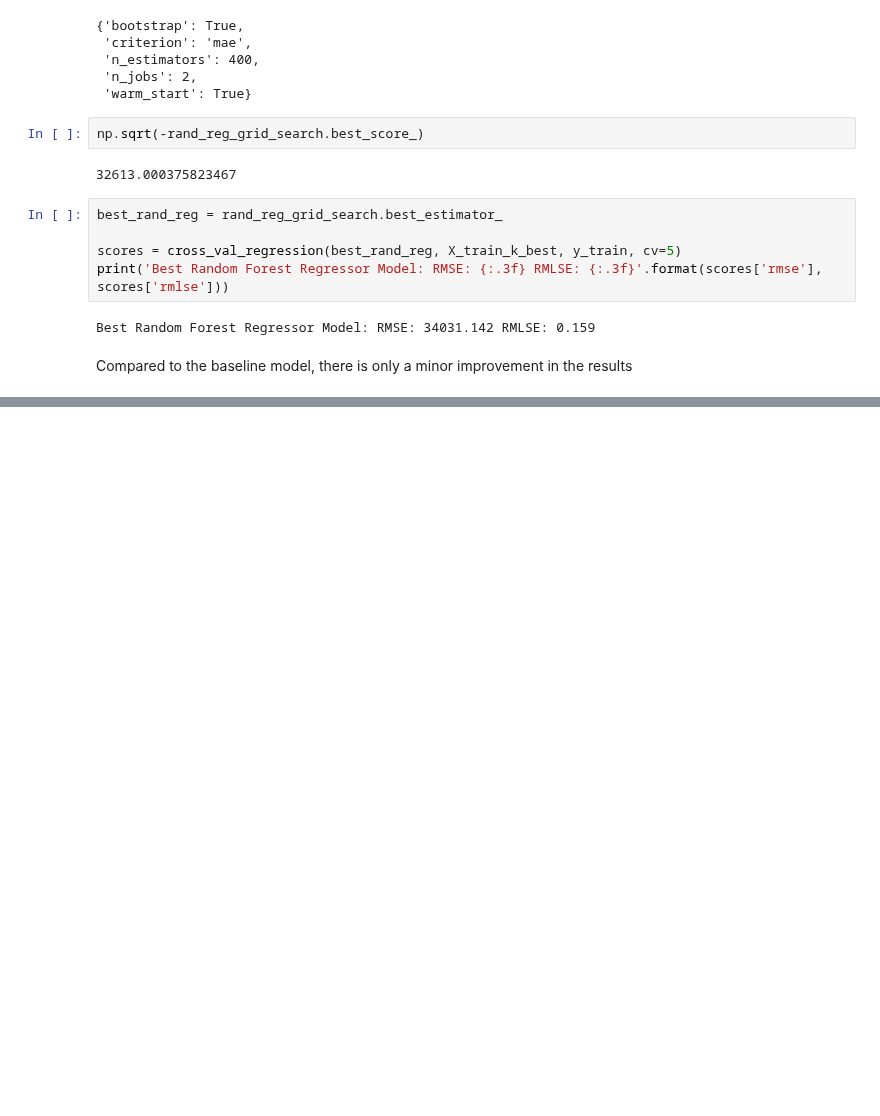
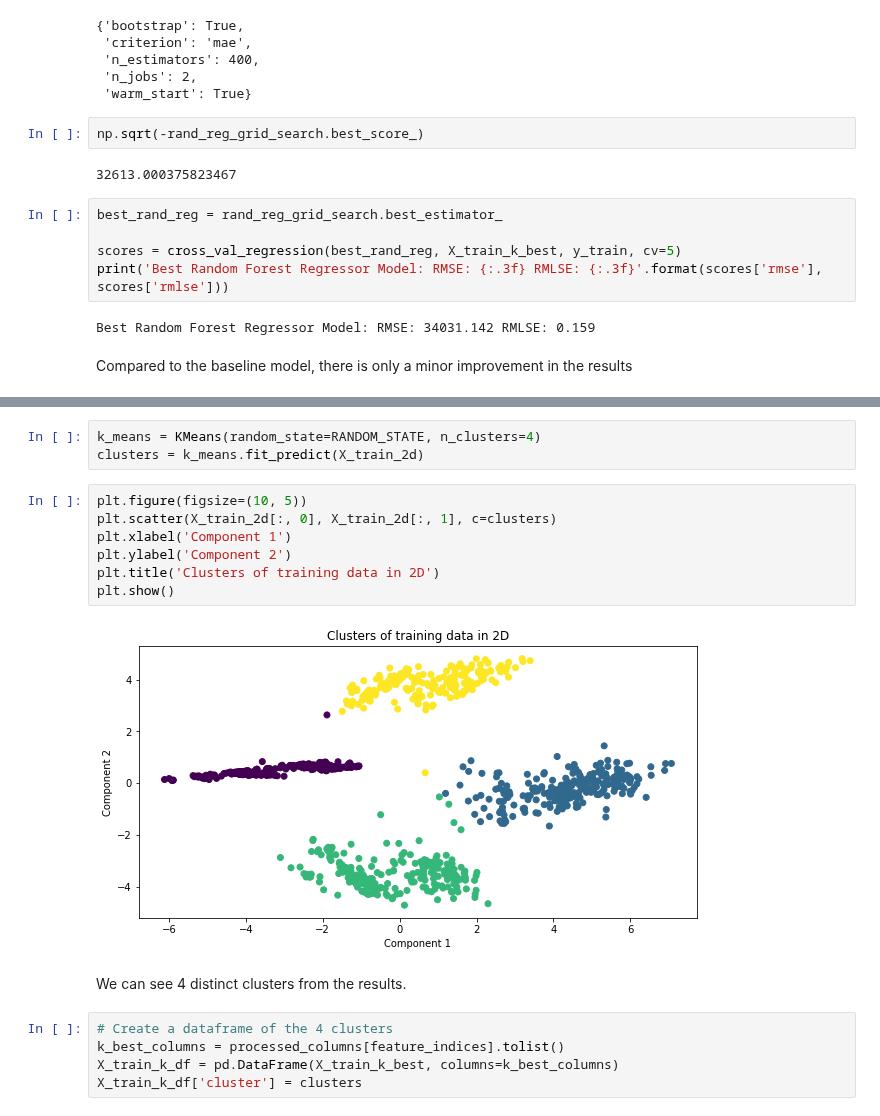
Before and after one commit to Ryan95Z/ml-house-prices, a Jupyter notebook: notebooks/1. ML House Prices - Creating a training dataset.ipynb, the cells around one changed output, grey strips where cells are left out. Drawn from its saved outputs; the diff is of its cells as text; blank space fills up the shorter version.

```diff
--- a/notebooks/1. ML House Prices - Creating a training dataset.ipynb
+++ b/notebooks/1. ML House Prices - Creating a training dataset.ipynb
@@ -384,0 +458,19 @@ Compared to the baseline model, there is only a minor improvement in the results
+# %%
+k_means = KMeans(random_state=RANDOM_STATE, n_clusters=4)
+clusters = k_means.fit_predict(X_train_2d)
+# %%
+plt.figure(figsize=(10, 5))
+plt.scatter(X_train_2d[:, 0], X_train_2d[:, 1], c=clusters)
+plt.xlabel('Component 1')
+plt.ylabel('Component 2')
+plt.title('Clusters of training data in 2D')
+plt.show()
+# %% [output]
+[figure, added]
+# %% [markdown]
+We can see 4 distinct clusters from the results.
+# %%
+# Create a dataframe of the 4 clusters
+k_best_columns = processed_columns[feature_indices].tolist()
+X_train_k_df = pd.DataFrame(X_train_k_best, columns=k_best_columns)
+X_train_k_df['cluster'] = clusters
```
Also changed, not shown: parts of 16 cells of this notebook.
